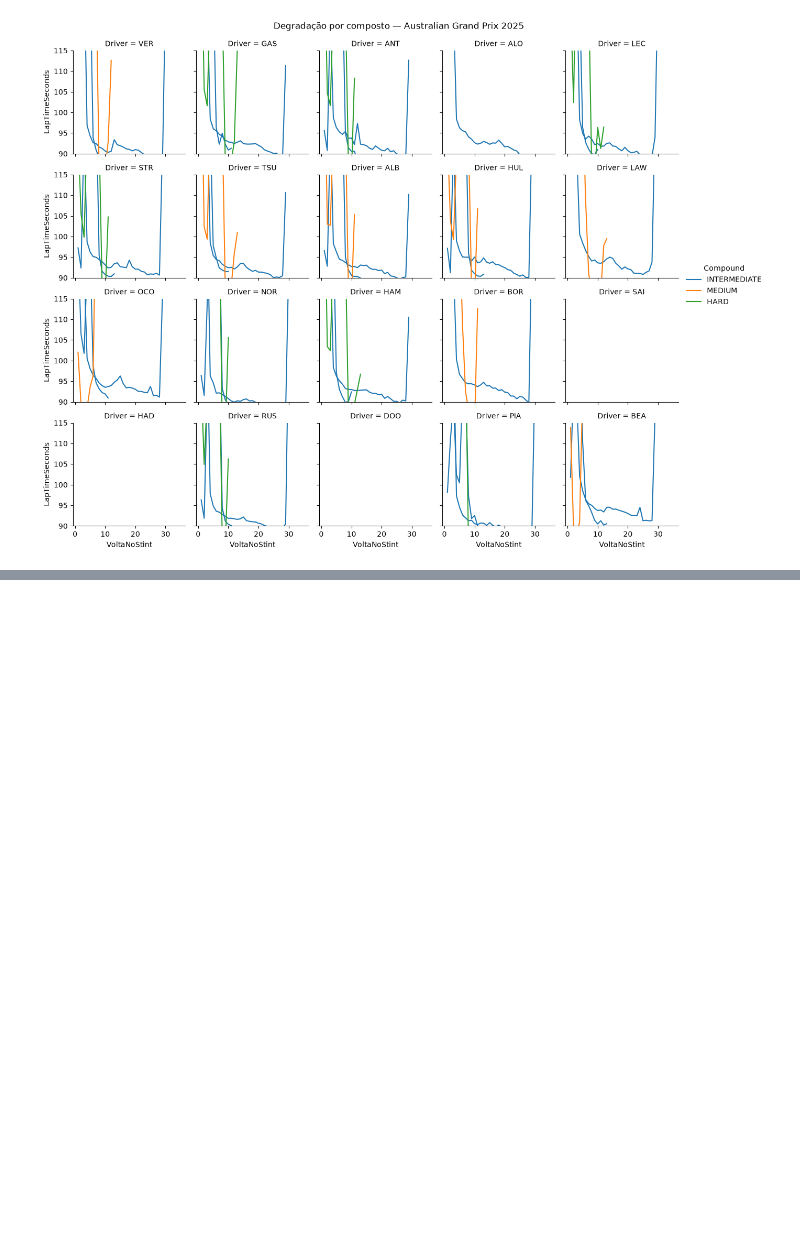
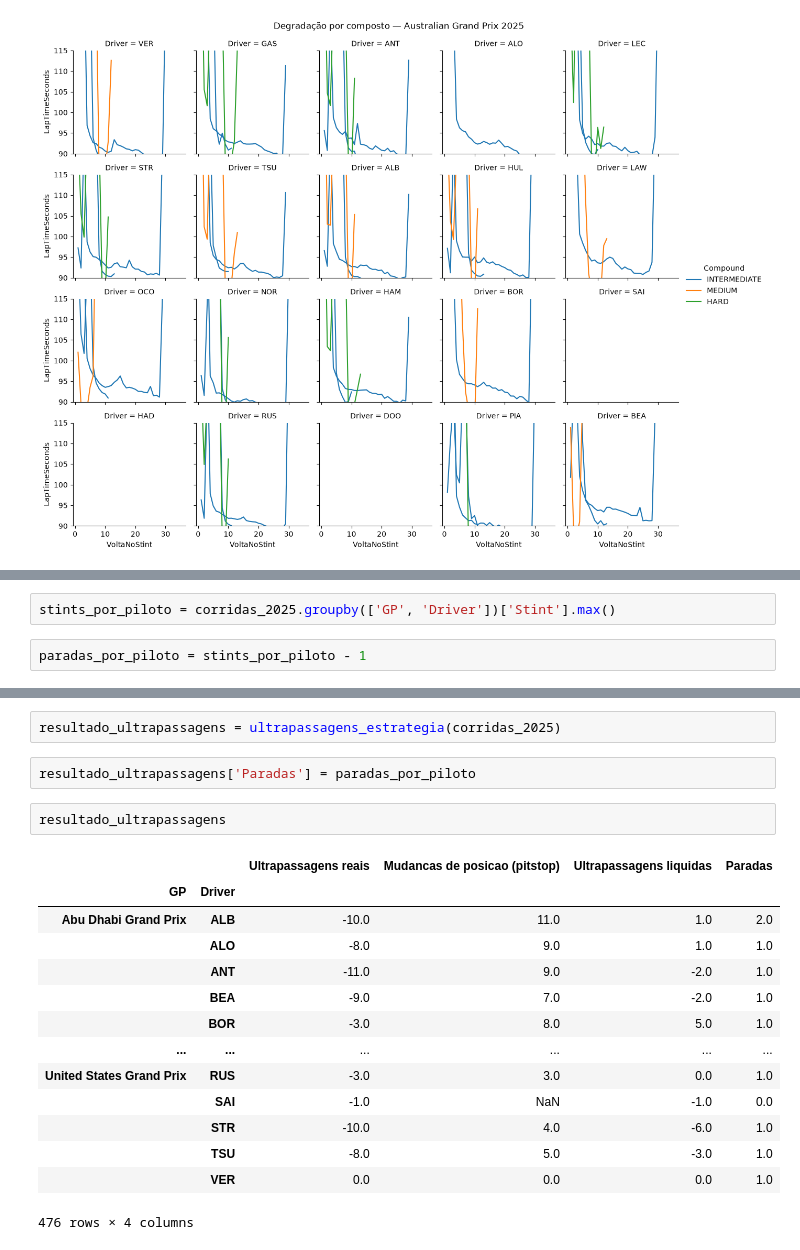
Before and after one commit to sofiaxyz1/box-box-analytics, a Jupyter notebook: notebooks/04_estrategia_corrida.ipynb, the cells around one changed output, grey strips where cells are left out. Drawn from its saved outputs; the diff is of its cells as text; blank space fills up the shorter version.

```diff
--- a/notebooks/04_estrategia_corrida.ipynb
+++ b/notebooks/04_estrategia_corrida.ipynb
@@ -451,0 +702,4 @@ plotar_degradacao(teste2)
+# %%
+stints_por_piloto = corridas_2025.groupby(['GP', 'Driver'])['Stint'].max()
+# %%
+paradas_por_piloto = stints_por_piloto - 1
@@ -451,0 +730,21 @@ plotar_degradacao(teste2)
+# %%
+resultado_ultrapassagens = ultrapassagens_estrategia(corridas_2025)
+# %%
+resultado_ultrapassagens['Paradas'] = paradas_por_piloto
+# %%
+resultado_ultrapassagens
+# %% [output]
+|  |  | Ultrapassagens reais | Mudancas de posicao (pitstop) | Ultrapassagens liquidas | Paradas |
+| GP | Driver |  |  |  |  |
+| Abu Dhabi Grand Prix | ALB | -10.0 | 11.0 | 1.0 | 2.0 |
+|  | ALO | -8.0 | 9.0 | 1.0 | 1.0 |
+|  | ANT | -11.0 | 9.0 | -2.0 | 1.0 |
+|  | BEA | -9.0 | 7.0 | -2.0 | 1.0 |
+|  | BOR | -3.0 | 8.0 | 5.0 | 1.0 |
+| ... | ... | ... | ... | ... | ... |
+| United States Grand Prix | RUS | -3.0 | 3.0 | 0.0 | 1.0 |
+|  | SAI | -1.0 | NaN | -1.0 | 0.0 |
+|  | STR | -10.0 | 4.0 | -6.0 | 1.0 |
+|  | TSU | -8.0 | 5.0 | -3.0 | 1.0 |
+|  | VER | 0.0 | 0.0 | 0.0 | 1.0 |
+476 rows × 4 columns
```
Also changed, not shown: parts of 47 cells of this notebook.
